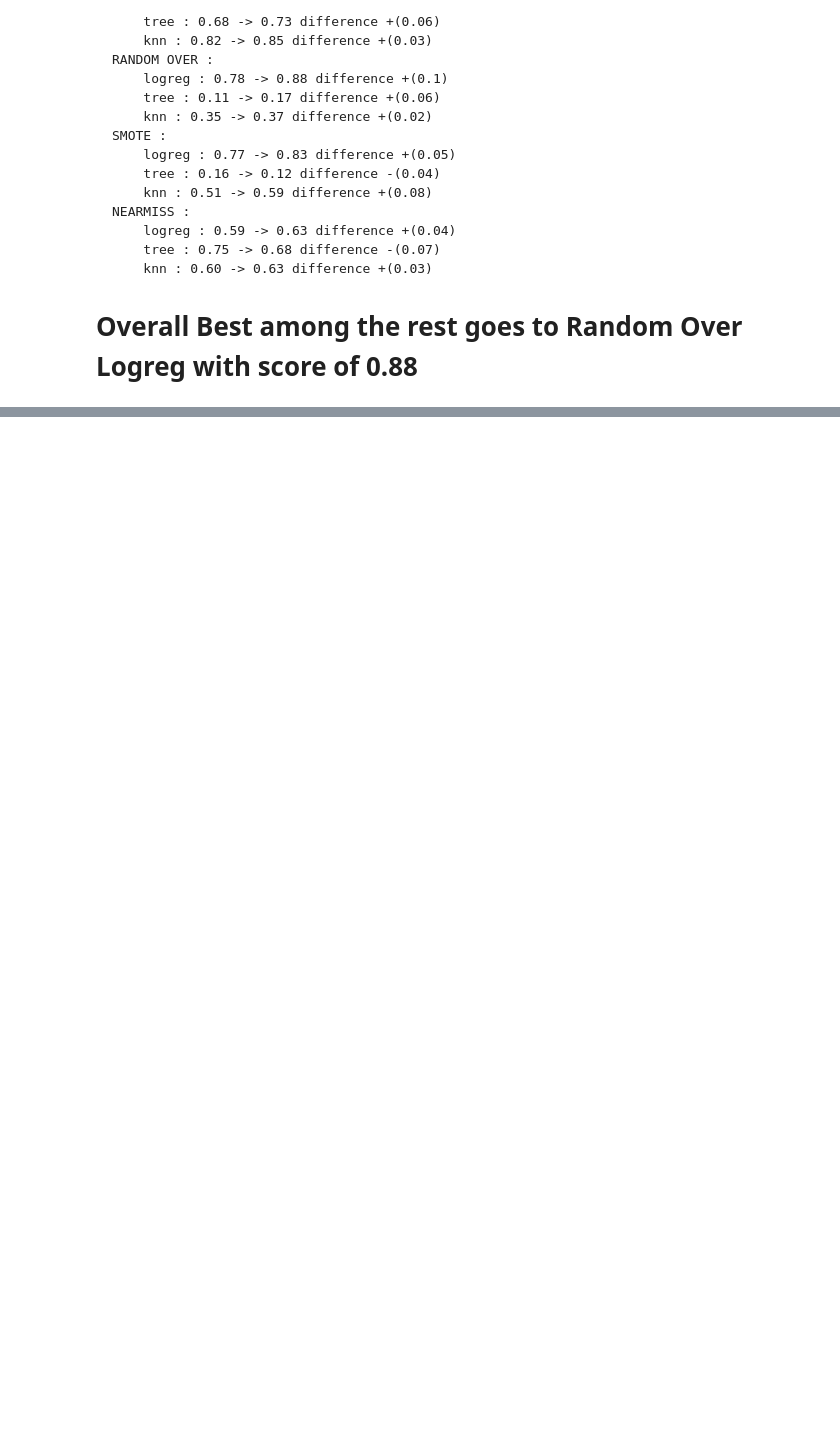
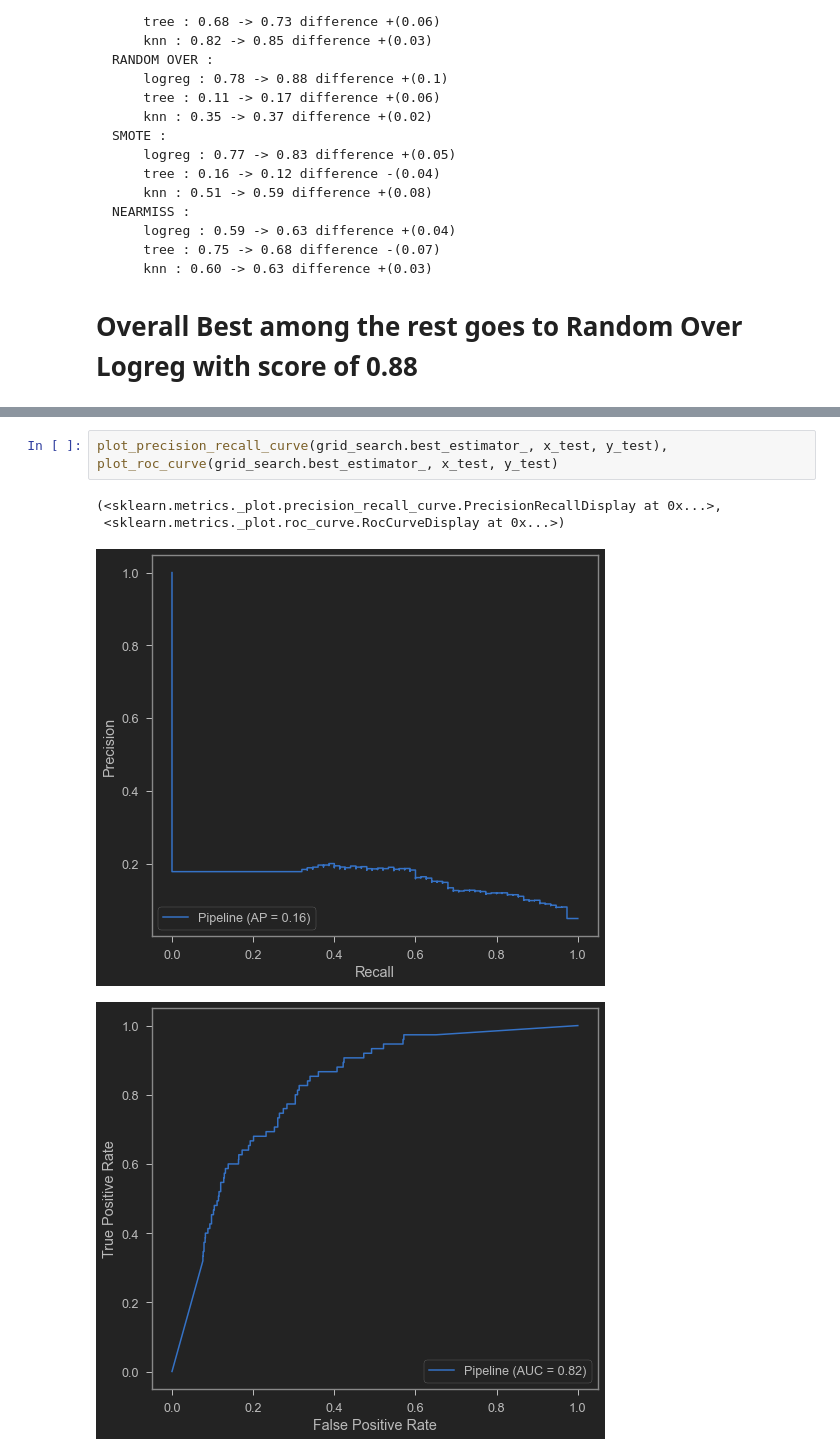
Before and after one commit to shinjiriki/Final-Project-Stroke, a Jupyter notebook: stroke_predict.ipynb, the cells around one changed output, grey strips where cells are left out. Cells and saved outputs as stored; diff of their text form; blank space fills up the shorter version.

```diff
--- a/stroke_predict.ipynb
+++ b/stroke_predict.ipynb
@@ -1292,0 +1317,7 @@ weighted avg       0.94      0.67      0.76      1533
+# %%
+plot_precision_recall_curve(grid_search.best_estimator_, x_test, y_test), plot_roc_curve(grid_search.best_estimator_, x_test, y_test)
+# %% [output]
+(<sklearn.metrics._plot.precision_recall_curve.PrecisionRecallDisplay at 0x...>,
+ <sklearn.metrics._plot.roc_curve.RocCurveDisplay at 0x...>)
+[figure, added]
+[figure, added]
```
Also changed, not shown: parts of 149 cells of this notebook.
